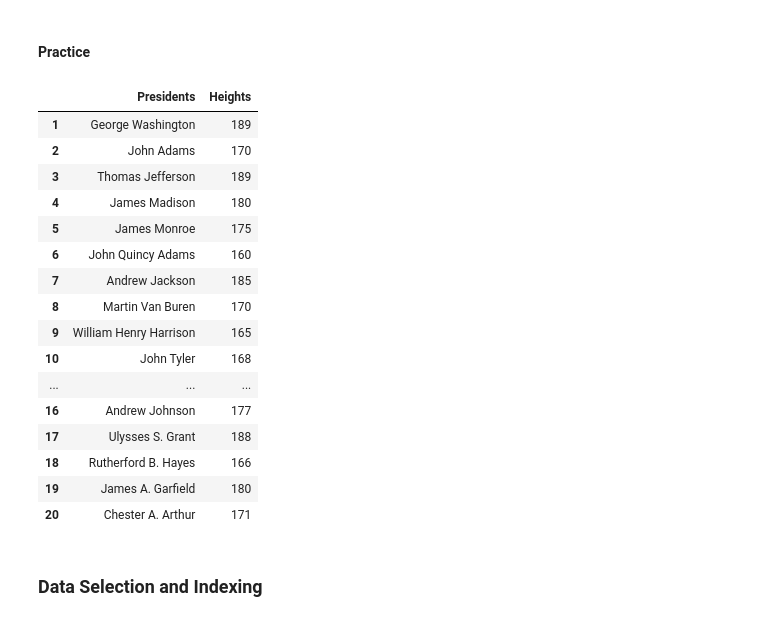
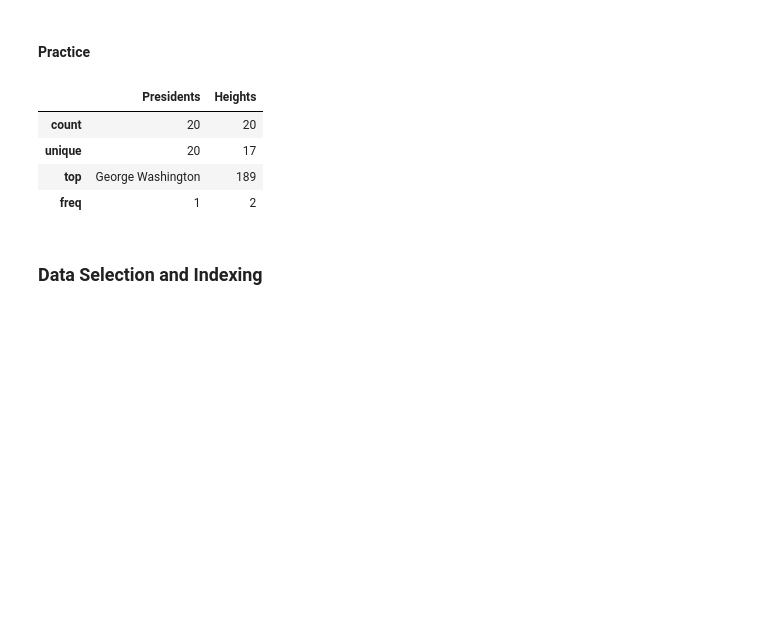
Before and after one commit to HerbSek/Learning-Data-Science, a Jupyter notebook: pandas.ipynb, the cells around one changed output. Drawn from its saved outputs; the diff is of its cells as text; code cells hidden in the pictures; blank space fills up the shorter version.

```diff
--- a/pandas.ipynb
+++ b/pandas.ipynb
@@ -147,40 +147,28 @@ Index([2, 5, 11], dtype='int64')
 # %%
 # Exercise
 
 import pandas as pd
 import numpy as np
 
 file = pd.read_csv('president.csv')
 data = np.array(file)
 data[:,0], data[:,1], data[:,2]
 # np.hsplit(data,3)[0] ~ data[:,0]
 # Now we assign them using DataFrame and Series from the pandas Library
 
 presidents = pd.Series(data[:,1], index=data[:,0])
 heights = pd.Series(data[:,2], index=data[:,0])
 # info_dict = {'Presidents': presidents, 'heights':heights}
 # info = pd.DataFrame(info_dict)
 
 info = pd.DataFrame(data[:,1:], columns=['Presidents','Heights'] , index=data[:,0])
-info
+info.describe()
 # %% [output]
 |  | Presidents | Heights |
-| 1 | George Washington | 189 |
-| 2 | John Adams | 170 |
-| 3 | Thomas Jefferson | 189 |
-| 4 | James Madison | 180 |
-| 5 | James Monroe | 175 |
-| 6 | John Quincy Adams | 160 |
-| 7 | Andrew Jackson | 185 |
-| 8 | Martin Van Buren | 170 |
-| 9 | William Henry Harrison | 165 |
-| 10 | John Tyler | 168 |
-| ... | ... | ... |
-| 16 | Andrew Johnson | 177 |
-| 17 | Ulysses S. Grant | 188 |
-| 18 | Rutherford B. Hayes | 166 |
-| 19 | James A. Garfield | 180 |
-| 20 | Chester A. Arthur | 171 |
+| count | 20 | 20 |
+| unique | 20 | 17 |
+| top | George Washington | 189 |
+| freq | 1 | 2 |
 # %% [markdown]
 ### Data Selection and Indexing
 # %%
```
Also changed, not shown: parts of 2 cells of this notebook.
